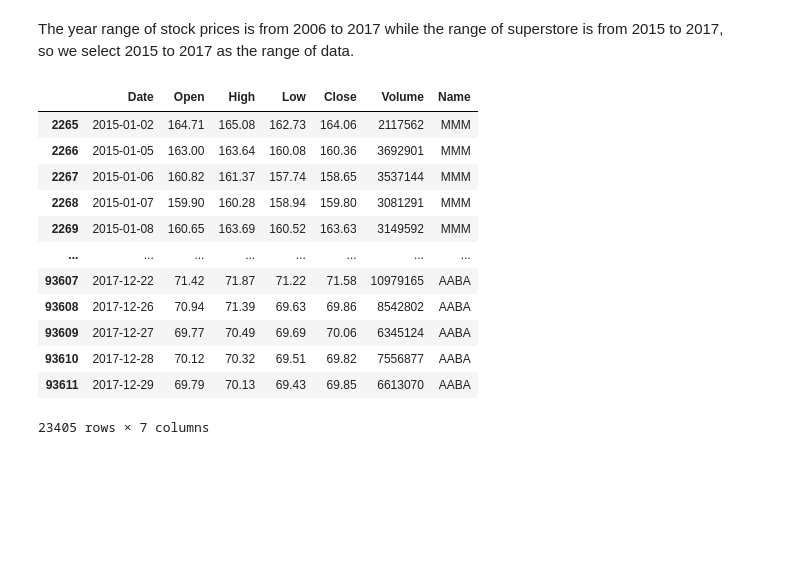
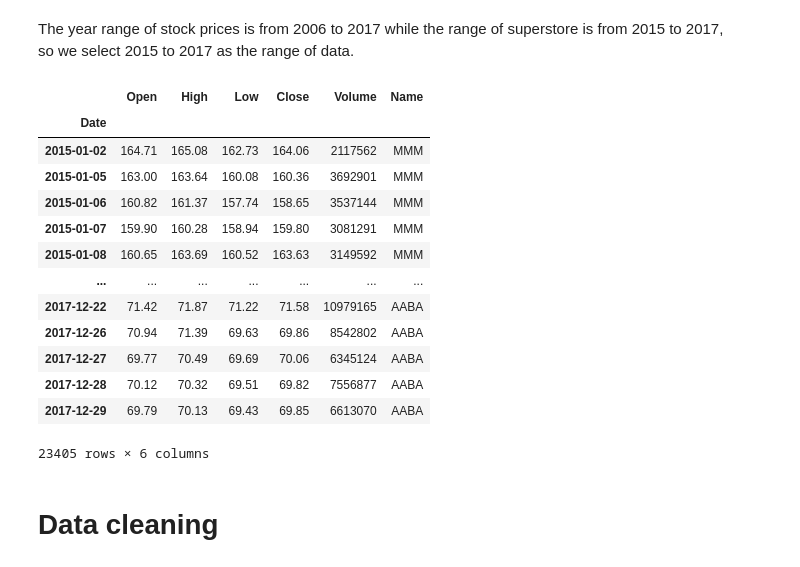
Before and after one commit to lukeyuan31/Churn_Visulization, a Jupyter notebook: Stock and Supermarket.ipynb, the cells around one changed output. Drawn from its saved outputs; the diff is of its cells as text; code cells hidden in the pictures; blank space fills up the shorter version.

Commit message:
update data cleaning

```diff
--- a/Stock and Supermarket.ipynb
+++ b/Stock and Supermarket.ipynb
@@ -45,19 +49,22 @@ df_dataset.sort_values(by='Order Date')
 The year range of stock prices is from 2006 to 2017 while the range of superstore is from 2015 to 2017,
 so we select 2015 to 2017 as the range of data.
 # %%
-selected_stock=all_stock.loc[(all_stock['Date']>'2015-01-01') & (all_stock['Date']<'2017-12-31')]
-selected_stock
+selected_stock=all_stock.loc[(all_stock['Date']>'2015-01-01') & (all_stock['Date']<'2018-12-31')]
+selected_stock.set_index('Date')
 # %% [output]
-|  | Date | Open | High | Low | Close | Volume | Name |
-| 2265 | 2015-01-02 | 164.71 | 165.08 | 162.73 | 164.06 | 2117562 | MMM |
-| 2266 | 2015-01-05 | 163.00 | 163.64 | 160.08 | 160.36 | 3692901 | MMM |
-| 2267 | 2015-01-06 | 160.82 | 161.37 | 157.74 | 158.65 | 3537144 | MMM |
-| 2268 | 2015-01-07 | 159.90 | 160.28 | 158.94 | 159.80 | 3081291 | MMM |
-| 2269 | 2015-01-08 | 160.65 | 163.69 | 160.52 | 163.63 | 3149592 | MMM |
-| ... | ... | ... | ... | ... | ... | ... | ... |
-| 93607 | 2017-12-22 | 71.42 | 71.87 | 71.22 | 71.58 | 10979165 | AABA |
-| 93608 | 2017-12-26 | 70.94 | 71.39 | 69.63 | 69.86 | 8542802 | AABA |
-| 93609 | 2017-12-27 | 69.77 | 70.49 | 69.69 | 70.06 | 6345124 | AABA |
-| 93610 | 2017-12-28 | 70.12 | 70.32 | 69.51 | 69.82 | 7556877 | AABA |
-| 93611 | 2017-12-29 | 69.79 | 70.13 | 69.43 | 69.85 | 6613070 | AABA |
+|  | Open | High | Low | Close | Volume | Name |
+| Date |  |  |  |  |  |  |
+| 2015-01-02 | 164.71 | 165.08 | 162.73 | 164.06 | 2117562 | MMM |
+| 2015-01-05 | 163.00 | 163.64 | 160.08 | 160.36 | 3692901 | MMM |
+| 2015-01-06 | 160.82 | 161.37 | 157.74 | 158.65 | 3537144 | MMM |
+| 2015-01-07 | 159.90 | 160.28 | 158.94 | 159.80 | 3081291 | MMM |
+| 2015-01-08 | 160.65 | 163.69 | 160.52 | 163.63 | 3149592 | MMM |
+| ... | ... | ... | ... | ... | ... | ... |
+| 2017-12-22 | 71.42 | 71.87 | 71.22 | 71.58 | 10979165 | AABA |
+| 2017-12-26 | 70.94 | 71.39 | 69.63 | 69.86 | 8542802 | AABA |
+| 2017-12-27 | 69.77 | 70.49 | 69.69 | 70.06 | 6345124 | AABA |
+| 2017-12-28 | 70.12 | 70.32 | 69.51 | 69.82 | 7556877 | AABA |
+| 2017-12-29 | 69.79 | 70.13 | 69.43 | 69.85 | 6613070 | AABA |
-23405 rows × 7 columns
+23405 rows × 6 columns
+# %% [markdown]
+# Data cleaning
```
Also changed, not shown: parts of 7 cells of this notebook.
